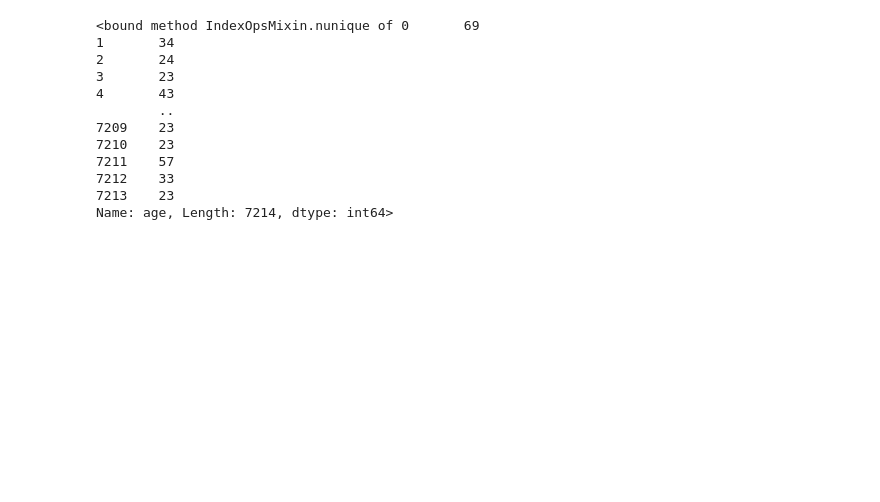
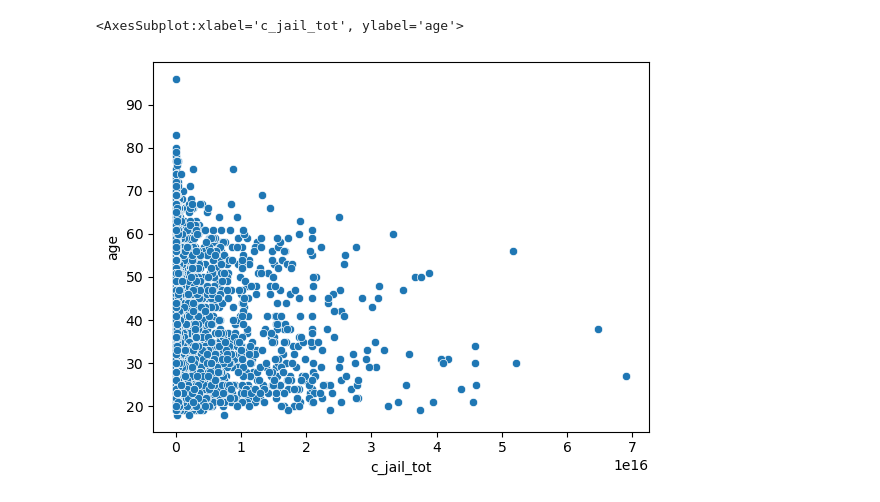
Before and after one commit to Threelivestoken/DataScience1, a Jupyter notebook: CodeTemplates/SeabornFundamentals.ipynb, the cells around one changed output. Saved outputs shown, nothing was run; the diff lists cells and outputs as text; code cells hidden in the pictures; blank space fills up the shorter version.

```diff
--- a/CodeTemplates/SeabornFundamentals.ipynb
+++ b/CodeTemplates/SeabornFundamentals.ipynb
@@ -45,15 +38,0 @@ ValueError: could not convert string to float: 'age'
-# %%
-df['age'].nunique
-# %% [output]
-<bound method IndexOpsMixin.nunique of 0       69
-1       34
-2       24
-3       23
-4       43
-        ..
-7209    23
-7210    23
-7211    57
-7212    33
-7213    23
-Name: age, Length: 7214, dtype: int64>
@@ -59,0 +44,8 @@ Name: age, Length: 7214, dtype: int64>
+# %%
+df["c_jail_in"]=pd.to_datetime(df["c_jail_in"])
+df["c_jail_out"]=pd.to_datetime(df["c_jail_out"])
+df["c_jail_tot"]=df['c_jail_out']-df['c_jail_in']
+sns.scatterplot(data=df,x='c_jail_tot',y='age')
+# %% [output]
+<AxesSubplot:xlabel='c_jail_tot', ylabel='age'>
+[figure, added]
```
Also changed, not shown: parts of 8 cells of this notebook.
